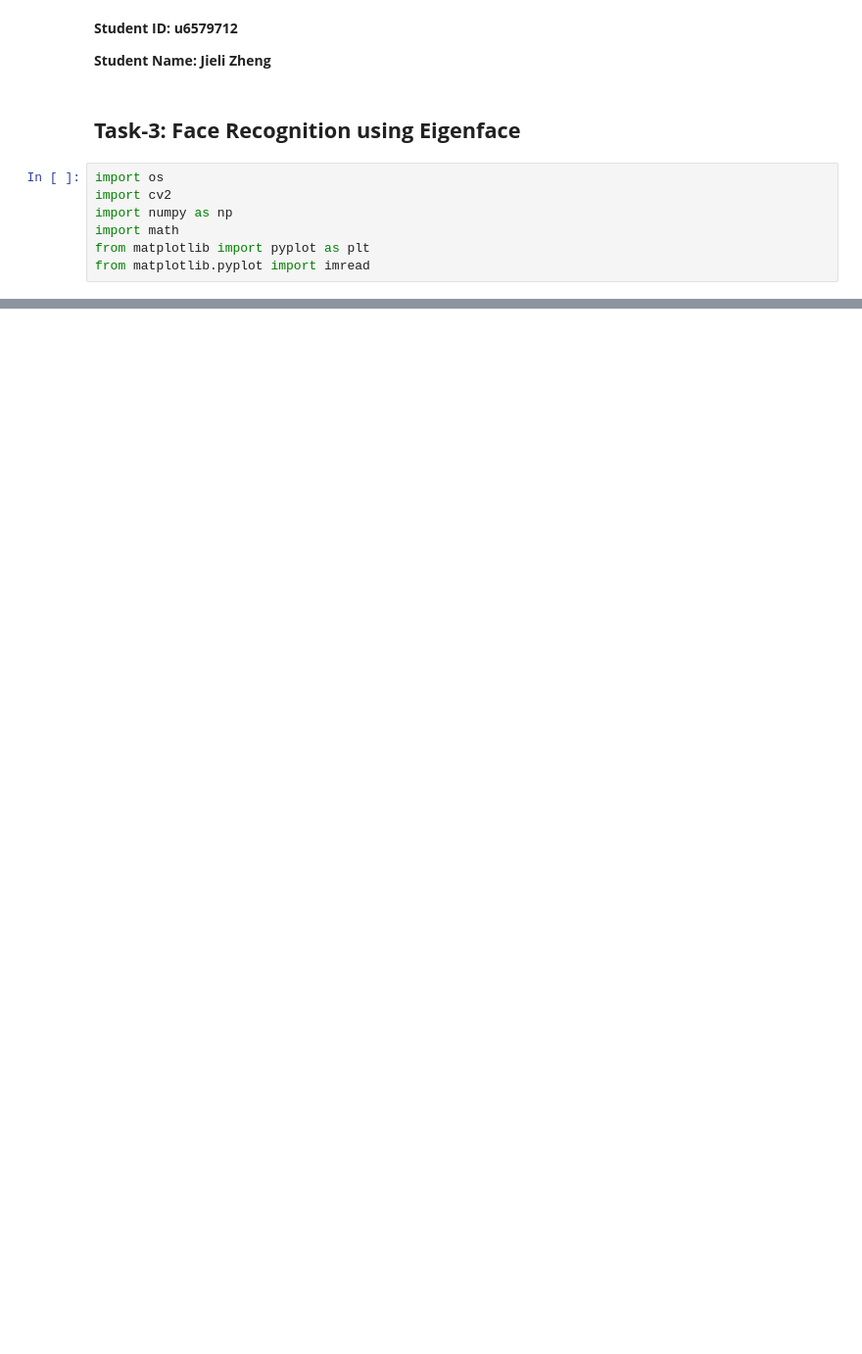
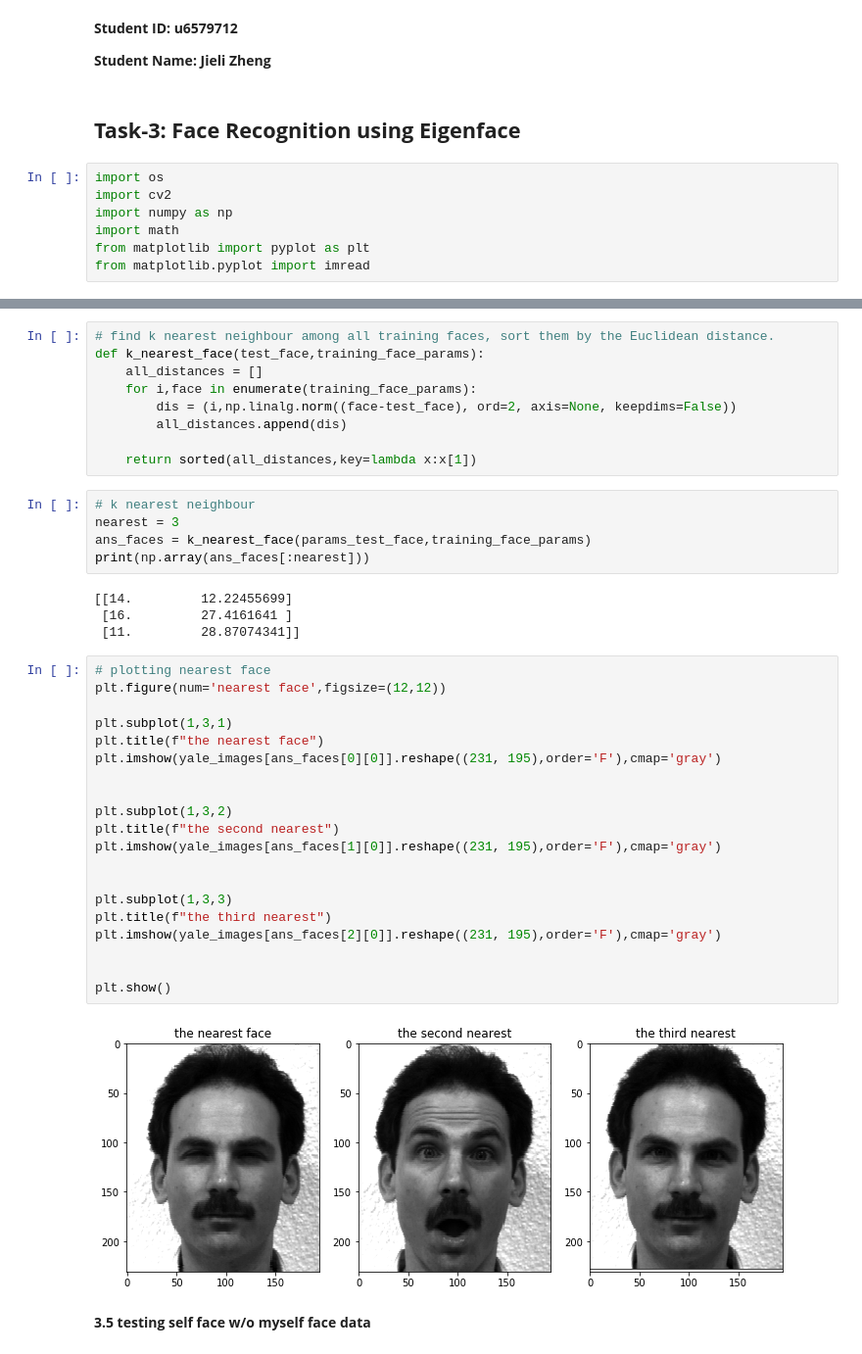
Before and after one commit to TsunamiBlue/Harris-Corner-Segmentation-EigenFace, a Jupyter notebook: Task3/eigenface.ipynb, the cells around one changed output, grey strips where cells are left out. Shown: that part at 98% size. Saved outputs shown, nothing was run; the diff lists cells and outputs as text; blank space fills up the shorter version.

```diff
--- a/Task3/eigenface.ipynb
+++ b/Task3/eigenface.ipynb
@@ -113,0 +217,42 @@ def reduce_dimensionality(image_vector, k, F, D, A_means, Q_norms):
+# %%
+# find k nearest neighbour among all training faces, sort them by the Euclidean distance.
+def k_nearest_face(test_face,training_face_params):
+    all_distances = []
+    for i,face in enumerate(training_face_params):
+        dis = (i,np.linalg.norm((face-test_face), ord=2, axis=None, keepdims=False))
+        all_distances.append(dis)
+
+    return sorted(all_distances,key=lambda x:x[1])
+# %%
+# k nearest neighbour
+nearest = 3
+ans_faces = k_nearest_face(params_test_face,training_face_params)
+print(np.array(ans_faces[:nearest]))
+# %% [output]
+[[14.         12.22455699]
+ [16.         27.4161641 ]
+ [11.         28.87074341]]
+# %%
+# plotting nearest face
+plt.figure(num='nearest face',figsize=(12,12))
+
+plt.subplot(1,3,1)
+plt.title(f"the nearest face")
+plt.imshow(yale_images[ans_faces[0][0]].reshape((231, 195),order='F'),cmap='gray')
+
+
+plt.subplot(1,3,2)
+plt.title(f"the second nearest")
+plt.imshow(yale_images[ans_faces[1][0]].reshape((231, 195),order='F'),cmap='gray')
+
+
+plt.subplot(1,3,3)
+plt.title(f"the third nearest")
+plt.imshow(yale_images[ans_faces[2][0]].reshape((231, 195),order='F'),cmap='gray')
+
+
+plt.show()
+# %% [output]
+[figure, added]
+# %% [markdown]
+**3.5 testing self face w/o myself face data**
```
Also changed, not shown: parts of 26 cells of this notebook, 14 other files.
